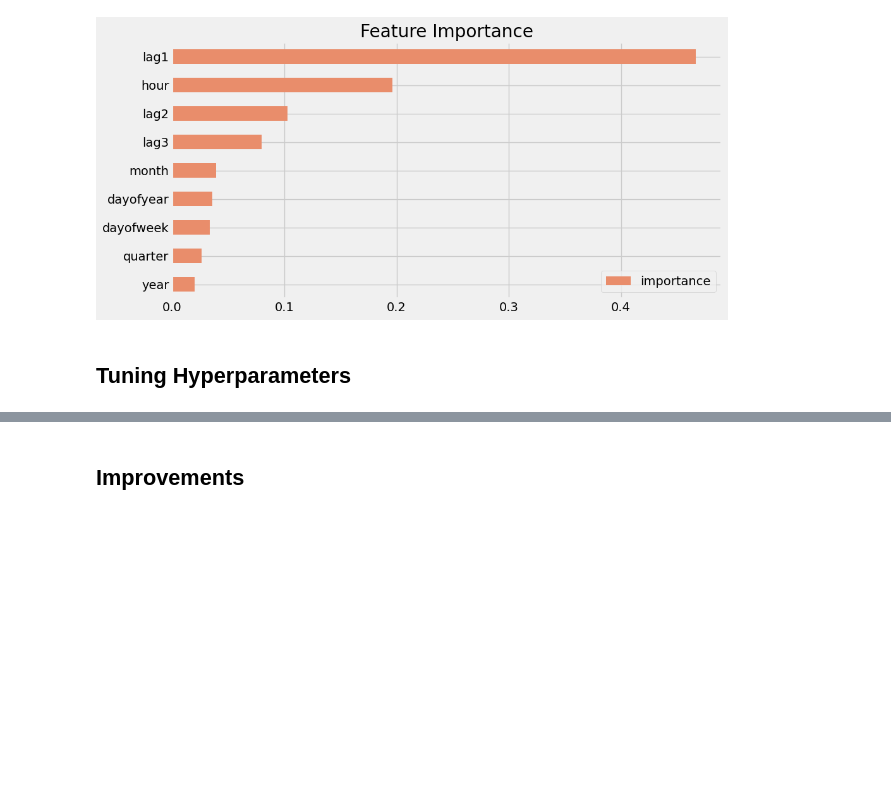
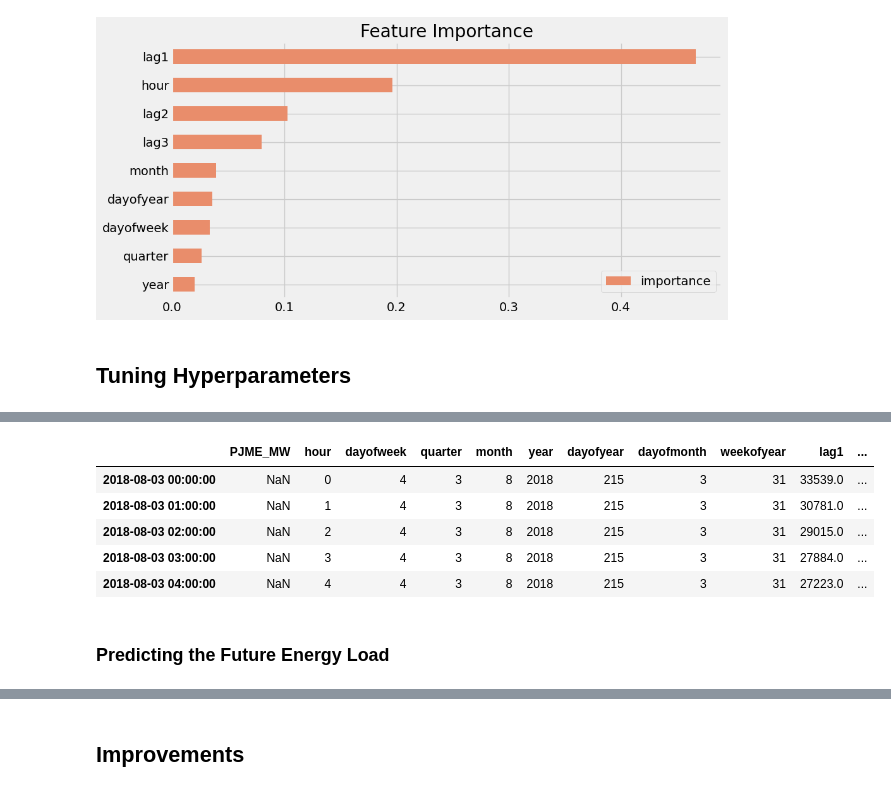
Before and after one commit to minari314159/Energy_Forcasting_Models, a Jupyter notebook: XGB_Energy_Forcasting.ipynb, the cells around one changed output, grey strips where cells are left out. Cells and saved outputs as stored; diff of their text form; code cells hidden in the pictures; blank space fills up the shorter version.

```diff
--- a/XGB_Energy_Forcasting.ipynb
+++ b/XGB_Energy_Forcasting.ipynb
@@ -531,0 +601,11 @@ plot_feature_importance(model)
+# %%
+future_with_features.head()
+# %% [output]
+|  | PJME_MW | hour | dayofweek | quarter | month | year | dayofyear | dayofmonth | weekofyear | lag1 | ... |
+| 2018-08-03 00:00:00 | NaN | 0 | 4 | 3 | 8 | 2018 | 215 | 3 | 31 | 33539.0 | ... |
+| 2018-08-03 01:00:00 | NaN | 1 | 4 | 3 | 8 | 2018 | 215 | 3 | 31 | 30781.0 | ... |
+| 2018-08-03 02:00:00 | NaN | 2 | 4 | 3 | 8 | 2018 | 215 | 3 | 31 | 29015.0 | ... |
+| 2018-08-03 03:00:00 | NaN | 3 | 4 | 3 | 8 | 2018 | 215 | 3 | 31 | 27884.0 | ... |
+| 2018-08-03 04:00:00 | NaN | 4 | 4 | 3 | 8 | 2018 | 215 | 3 | 31 | 27223.0 | ... |
+# %% [markdown]
+### Predicting the Future Energy Load
```
Also changed, not shown: parts of 19 cells of this notebook, 1 other file.
